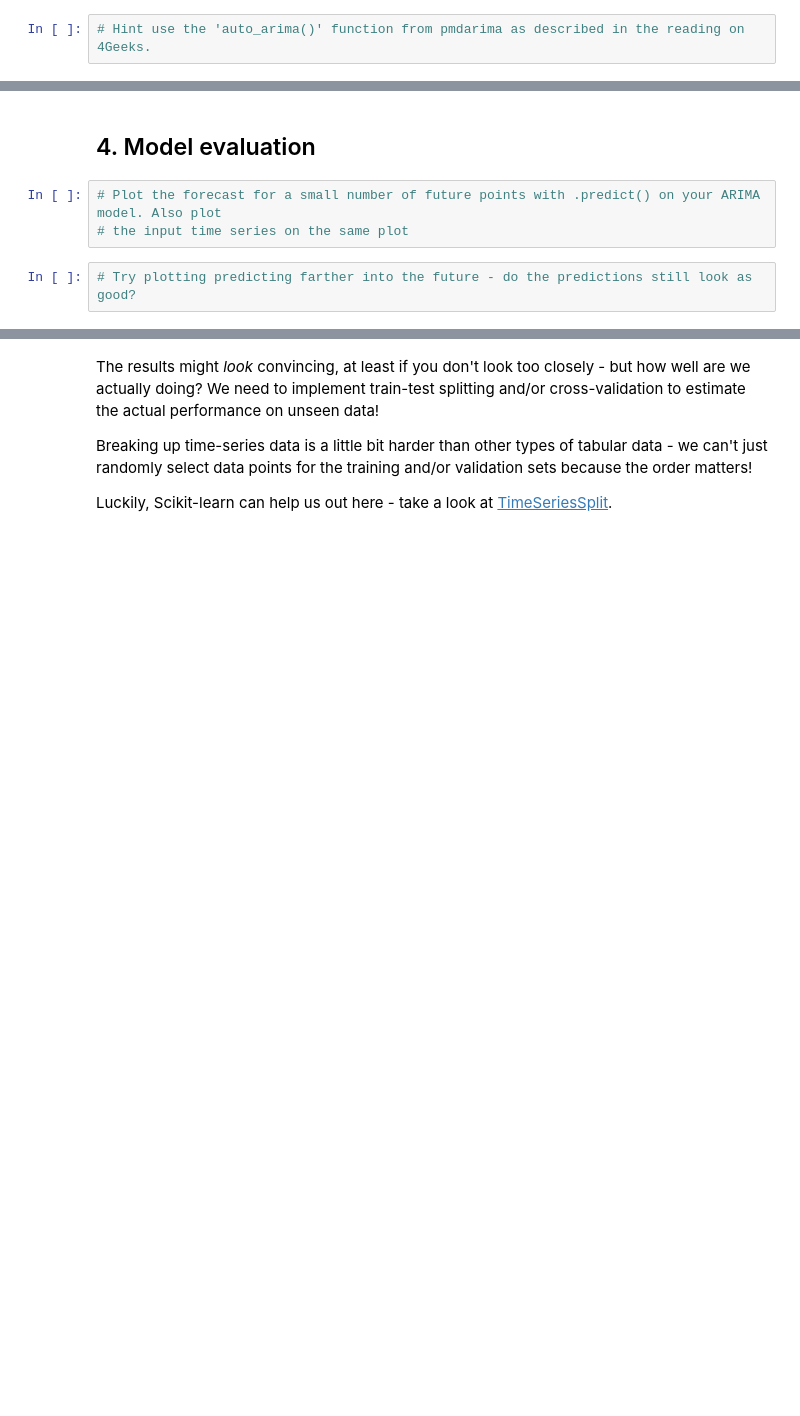
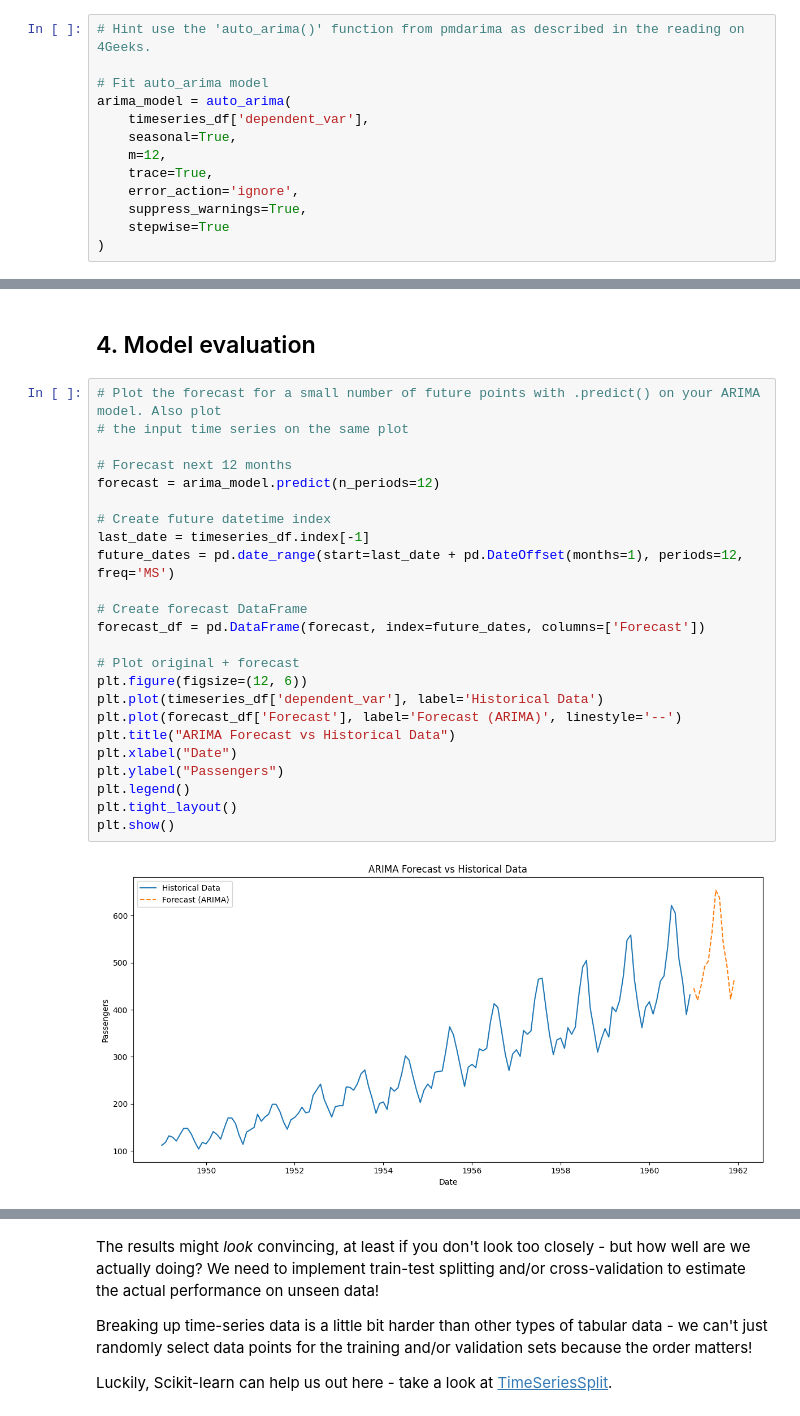
Before and after one commit to 4GeeksAcademy/Jack-Porter-time-series-project, a Jupyter notebook: notebooks/mvp.ipynb, the cells around one changed output, grey strips where cells are left out. Drawn from its saved outputs; the diff is of its cells as text; blank space fills up the shorter version.

```diff
--- a/notebooks/mvp.ipynb
+++ b/notebooks/mvp.ipynb
@@ -257,3 +257,14 @@ plt.show()
 ## 3. Model training
 # %%
 # Hint use the 'auto_arima()' function from pmdarima as described in the reading on 4Geeks.
+
+# Fit auto_arima model
+arima_model = auto_arima(
+    timeseries_df['dependent_var'],
+    seasonal=True,
+    m=12,
+    trace=True,
+    error_action='ignore',
+    suppress_warnings=True,
+    stepwise=True
+)
@@ -260,7 +289,28 @@ plt.show()
 # %% [markdown]
 ## 4. Model evaluation
-# %%
-# Plot the forecast for a small number of future points with .predict() on your ARIMA model. Also plot
-# the input time series on the same plot
-# %%
-# Try plotting predicting farther into the future - do the predictions still look as good?
+# %%
+# Plot the forecast for a small number of future points with .predict() on your ARIMA model. Also plot
+# the input time series on the same plot
+
+# Forecast next 12 months
+forecast = arima_model.predict(n_periods=12)
+
+# Create future datetime index
+last_date = timeseries_df.index[-1]
+future_dates = pd.date_range(start=last_date + pd.DateOffset(months=1), periods=12, freq='MS')
+
+# Create forecast DataFrame
+forecast_df = pd.DataFrame(forecast, index=future_dates, columns=['Forecast'])
+
+# Plot original + forecast
+plt.figure(figsize=(12, 6))
+plt.plot(timeseries_df['dependent_var'], label='Historical Data')
+plt.plot(forecast_df['Forecast'], label='Forecast (ARIMA)', linestyle='--')
+plt.title("ARIMA Forecast vs Historical Data")
+plt.xlabel("Date")
+plt.ylabel("Passengers")
+plt.legend()
+plt.tight_layout()
+plt.show()
+# %% [output]
+[figure, added]
```
Also changed, not shown: parts of 5 cells of this notebook.
